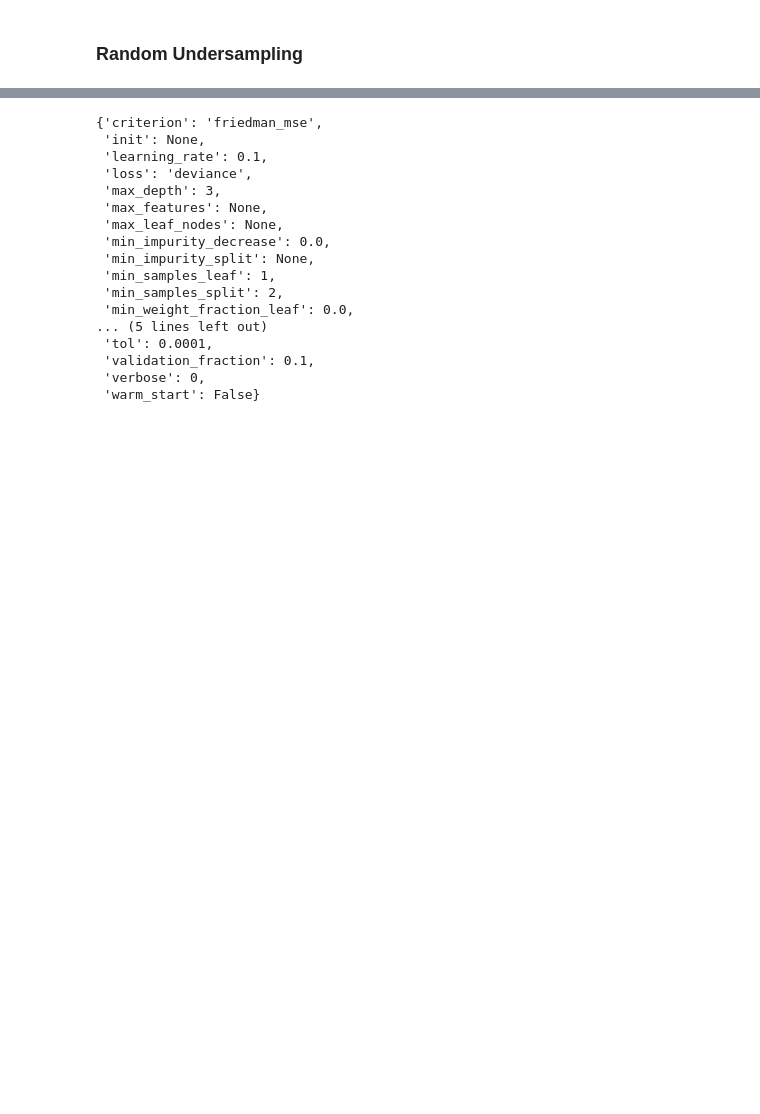
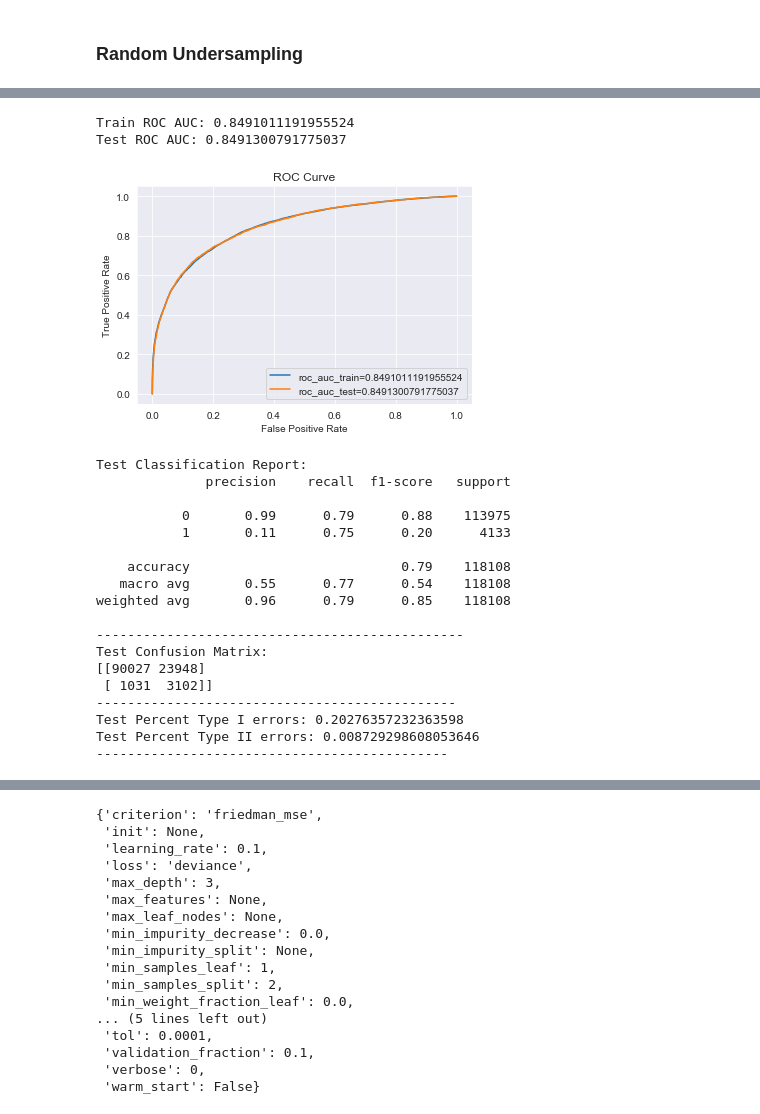
Before and after one commit to anikoloff/fraud_detection, a Jupyter notebook: fraud_detection.ipynb, the cells around one changed output, grey strips where cells are left out. Drawn from its saved outputs; the diff is of its cells as text; code cells hidden in the pictures; blank space fills up the shorter version.

```diff
--- a/fraud_detection.ipynb
+++ b/fraud_detection.ipynb
@@ -695,6 +696,6 @@ df_train = df_train.drop('TransactionID', axis=1)
 # %%
-# df_train = pd.read_csv('clean_data.csv')
-# df_train = df_train.drop(['Unnamed: 0','TransactionID'], axis=1)
+df_train = pd.read_csv('clean_data.csv')
+df_train = df_train.drop(['Unnamed: 0','TransactionID'], axis=1)
 df_train.head()
 # %% [output]
 |  | isFraud | TransactionDT | TransactionAmt | ProductCD | card1 | card2 | card3 | card4 | card5 | ... |
@@ -715,7 +716,8 @@ y_train=df_train['isFraud']
 X_train,X_test,y_train,y_test=train_test_split(df_train.drop('isFraud',axis=1),
                                                y_train,
                                                test_size=.2,
-                                               random_state=42)
+                                               random_state=1,
+                                               stratify=y_train)
 
 print('The number of observations in training set is {}'.format(X_train.shape[0]))
 print('The number of observations in test set is {}'.format(X_test.shape[0]))
@@ -803,0 +809,28 @@ I'll work with Decision Tree and ensemble models such as Gradient Boosting and R
+# %%
+# Train a logistic regression model with L1 penalty.
+logreg = LogisticRegression(C=1, penalty='l1') # C=1 by default
+logreg.fit(X_train,y_train)
+
+evaluate(logreg)
+# %% [output]
+Train ROC AUC: 0.8491011191955524
+Test ROC AUC: 0.8491300791775037
+[figure, added]
+Test Classification Report:
+              precision    recall  f1-score   support
+
+           0       0.99      0.79      0.88    113975
+           1       0.11      0.75      0.20      4133
+
+    accuracy                           0.79    118108
+   macro avg       0.55      0.77      0.54    118108
+weighted avg       0.96      0.79      0.85    118108
+
+-----------------------------------------------
+Test Confusion Matrix:
+[[90027 23948]
+ [ 1031  3102]]
+----------------------------------------------
+Test Percent Type I errors: 0.20276357232363598
+Test Percent Type II errors: 0.008729298608053646
+---------------------------------------------
```
Also changed, not shown: parts of 62 cells of this notebook, 1 other file.
